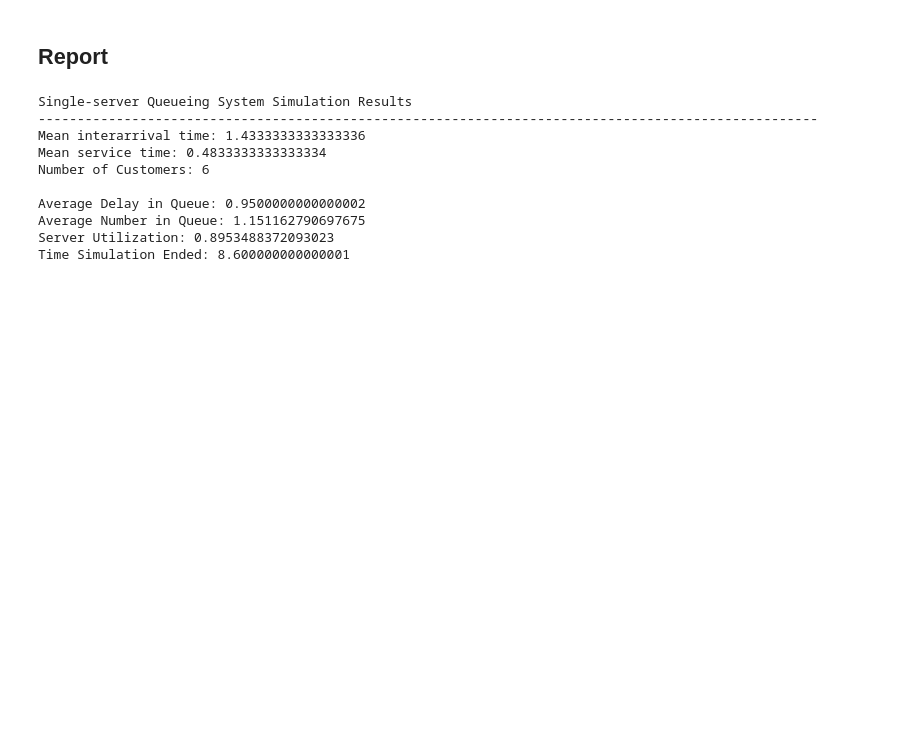
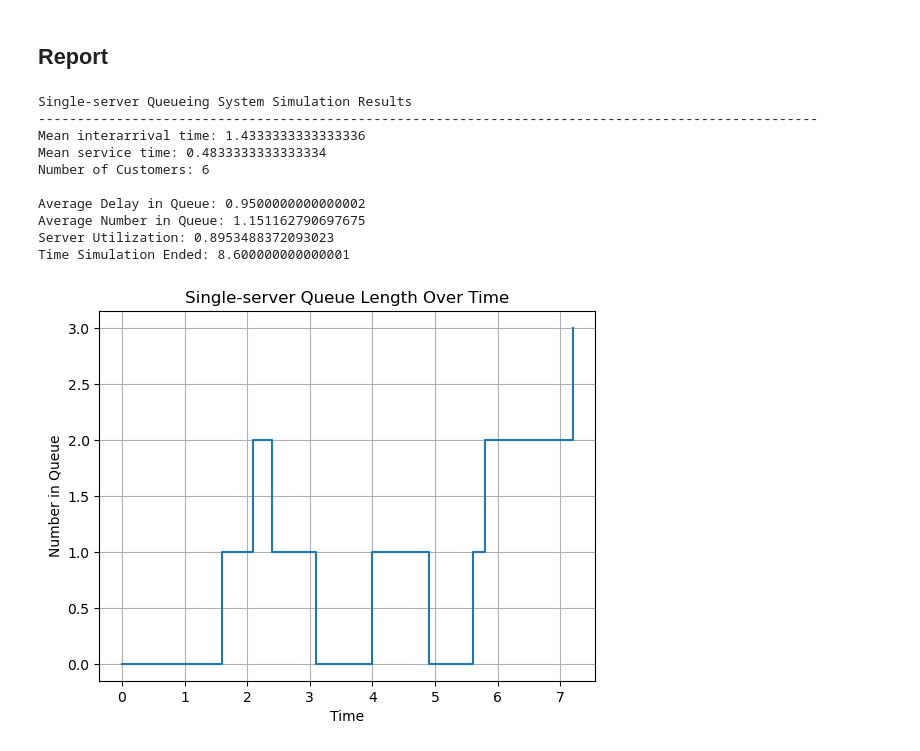
Before and after one commit to SharafatKarim/python-data-science-notebook, a Jupyter notebook: 05 - simulation modeling/02 - single server queue.ipynb, the cells around one changed output. Saved outputs shown, nothing was run; the diff lists cells and outputs as text; code cells hidden in the pictures; blank space fills up the shorter version.

```diff
--- a/05 - simulation modeling/02 - single server queue.ipynb
+++ b/05 - simulation modeling/02 - single server queue.ipynb
@@ -35,6 +41,10 @@ number_delayed = 0
 total_delay = 0.0
 area_under_q = 0.0
 area_under_b = 0.0
+
+# Plotting variables
+queue_times = [] # (time, number_in_queue)
+server_status_times = [] # (time, server_status)
 # %% [markdown]
 ## Logic
 # %%
@@ -146,3 +159,14 @@ Average Delay in Queue: 0.9500000000000002
 Average Number in Queue: 1.151162790697675
 Server Utilization: 0.8953488372093023
 Time Simulation Ended: 8.600000000000001
+# %%
+import matplotlib.pyplot as plt
+
+times, queue_lengths = zip(*queue_times)
+plt.step(times, queue_lengths, where='post')
+plt.xlabel('Time')
+plt.ylabel('Number in Queue')
+plt.title('Single-server Queue Length Over Time')
+plt.grid()
+# %% [output]
+[figure, added]
```
Also changed, not shown: parts of 3 cells of this notebook, 1 other file.
